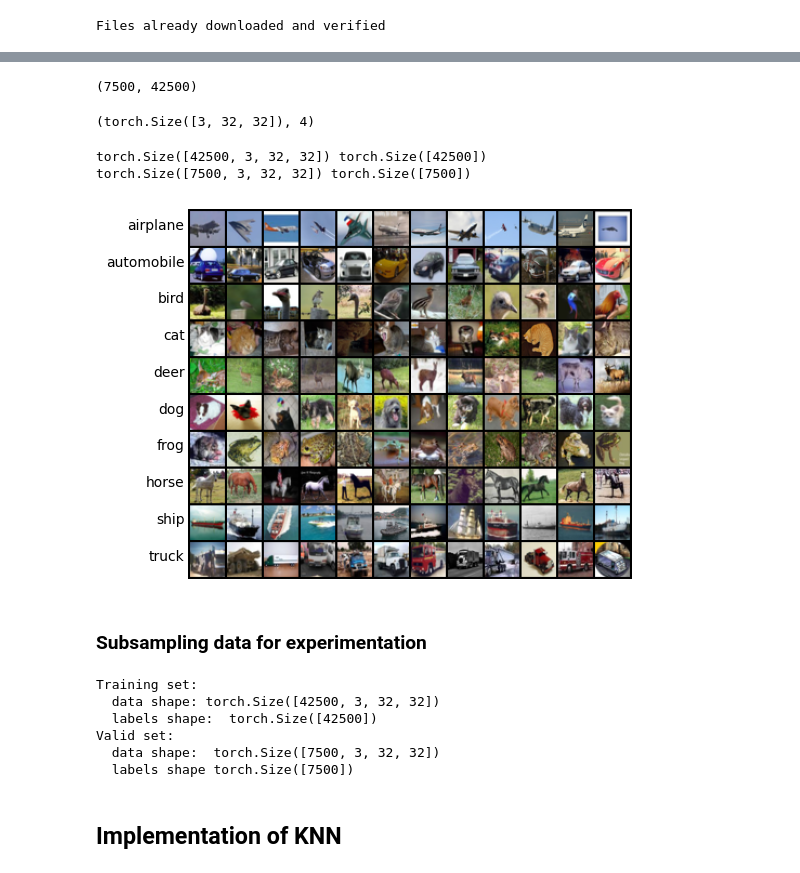
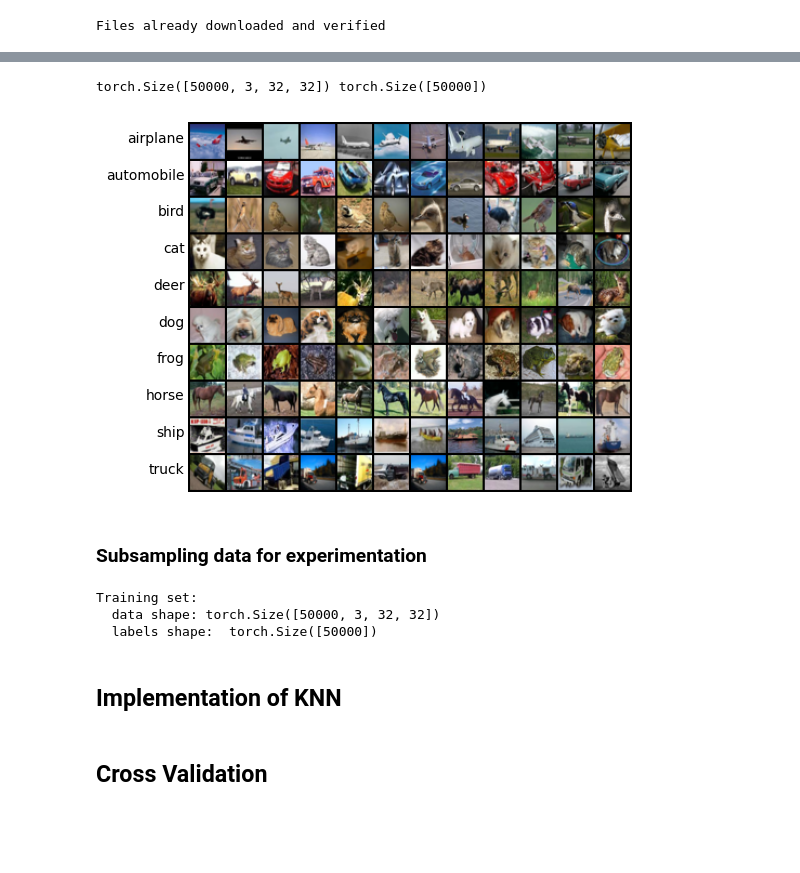
Before and after one commit to sampath017/researchai, a Jupyter notebook: src/KNN.ipynb, the cells around one changed output, grey strips where cells are left out. Drawn from its saved outputs; the diff is of its cells as text; code cells hidden in the pictures; blank space fills up the shorter version.

```diff
--- a/src/KNN.ipynb
+++ b/src/KNN.ipynb
@@ -34,6 +39,3 @@ Dataset CIFAR10
 Transform: Compose(
                ToTensor()
            )
-# %%
-X, y = dataset[0]
-X, y
@@ -67,70 +42,47 @@ train_dataset, valid_dataset = random_split(dataset, lengths=[train_size, valid_
-# %%
-len(valid_dataset), len(train_dataset)
-# %% [output]
-(7500, 42500)
-# %%
-X, y = train_dataset[0]
-X.shape, y
-# %% [output]
-(torch.Size([3, 32, 32]), 4)
 # %%
-train_dataloader = DataLoader(train_dataset, batch_size=len(train_dataset), shuffle=True)
-valid_dataloader = DataLoader(valid_dataset, batch_size=len(valid_dataset))
+train_dataloader = DataLoader(dataset, batch_size=len(dataset), shuffle=True)
 # %%
 for Xtr, ytr in train_dataloader:
-    x_train, y_train = Xtr, ytr
-    print(Xtr.shape, ytr.shape)
-
-for Xval, yval in valid_dataloader:
-    x_valid, y_valid = Xval, yval
-    print(Xval.shape, yval.shape)
+    x_train, y_train = Xtr.to(device), ytr.to(device)
+    print(x_train.shape, y_train.shape)
 # %% [output]
-torch.Size([42500, 3, 32, 32]) torch.Size([42500])
-torch.Size([7500, 3, 32, 32]) torch.Size([7500])
+torch.Size([50000, 3, 32, 32]) torch.Size([50000])
 # %%
 # visualization on train dataset
 
 import random
 from torchvision.utils import make_grid
 
 classes = dataset.classes
 samples_per_class = 12
 samples = []
 
 for y, cls in enumerate(classes):
-  plt.text(-4, 34 * y + 18, cls, ha='right')
-  idxs = (y_train == y).nonzero().view(-1)
-  for i in range(samples_per_class):
-    idx = idxs[random.randrange(idxs.shape[0])].item()
-    samples.append(x_train[idx])
-img = make_grid(samples, nrow=samples_per_class)
+    plt.text(-4, 34 * y + 18, cls, ha='right')
+    idxs = (y_train == y).nonzero().view(-1)
+    for i in range(samples_per_class):
+        idx = idxs[random.randrange(idxs.shape[0])].item()
+        samples.append(x_train[idx])
+
+img = make_grid(samples, nrow=samples_per_class).cpu()
 plt.imshow(img.permute(1, 2, 0))
 plt.axis('off')
 plt.show()
 # %% [output]
-[figure, old version]
+[figure, new version]
 # %% [markdown]
 ### Subsampling data for experimentation
 # %%
-# x_train = x_train[:500]
-# y_train = y_train[:500]
-
-# x_valid = x_valid[:250]
-# y_valid = y_valid[:250]
+# x_train = x_train[:5000]
+# y_train = y_train[:5000]
 
 print('Training set:', )
 print('  data shape:', x_train.shape)
 print('  labels shape: ', y_train.shape)
-print('Valid set:')
-print('  data shape: ', x_valid.shape)
-print('  labels shape', y_valid.shape)
 # %% [output]
 Training set:
-  data shape: torch.Size([42500, 3, 32, 32])
-  labels shape:  torch.Size([42500])
-Valid set:
-  data shape:  torch.Size([7500, 3, 32, 32])
-  labels shape torch.Size([7500])
+  data shape: torch.Size([50000, 3, 32, 32])
+  labels shape:  torch.Size([50000])
 # %% [markdown]
 ## Implementation of KNN
 # %%
@@ -224,2 +165,4 @@ class KnnClassifier:
 
         return accuracy
+# %% [markdown]
+## Cross Validation
```
Also changed, not shown: parts of 14 cells of this notebook.
